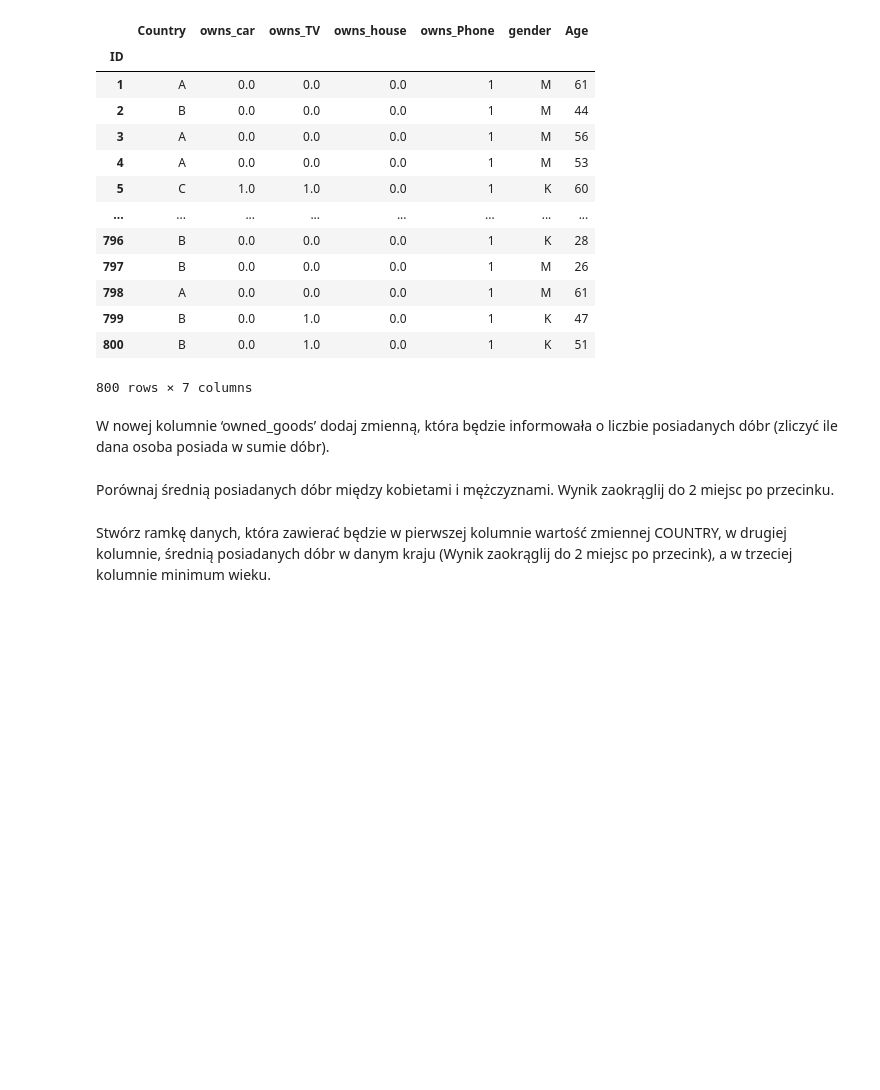
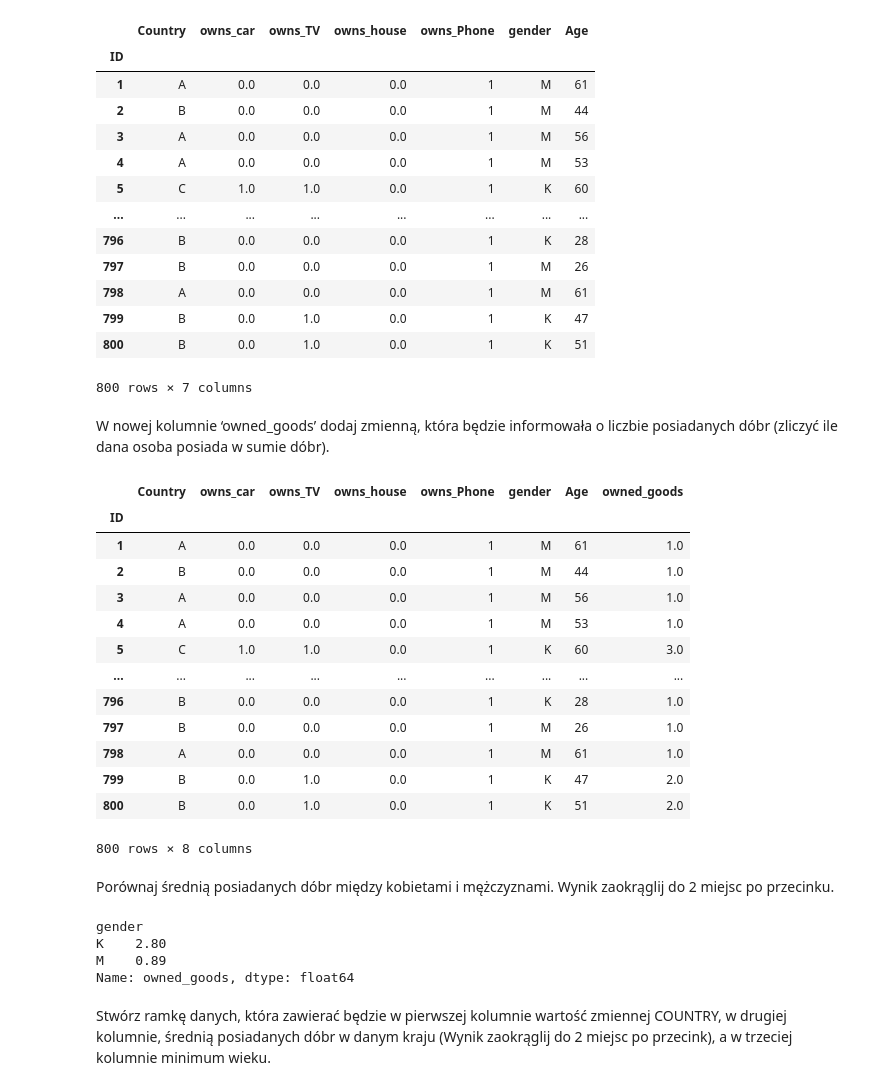
Before and after one commit to GWawrzeniecki/PAD, a Jupyter notebook: Cwiczenia_4/04_pandas_ćwiczenia_z zajec.ipynb, the cells around one changed output. Drawn from its saved outputs; the diff is of its cells as text; code cells hidden in the pictures; blank space fills up the shorter version.

```diff
--- a/Cwiczenia_4/04_pandas_ćwiczenia_z zajec.ipynb
+++ b/Cwiczenia_4/04_pandas_ćwiczenia_z zajec.ipynb
@@ -354,7 +379,32 @@ df
 800 rows × 7 columns
 # %% [markdown]
 W nowej kolumnie ‘owned_goods’ dodaj zmienną, która będzie informowała o liczbie posiadanych dóbr (zliczyć ile dana osoba posiada w sumie dóbr).
+# %%
+df['owned_goods'] = df['owns_car'] + df['owns_TV'] + df['owns_house'] + df['owns_Phone']
+df
+# %% [output]
+|  | Country | owns_car | owns_TV | owns_house | owns_Phone | gender | Age | owned_goods |
+| ID |  |  |  |  |  |  |  |  |
+| 1 | A | 0.0 | 0.0 | 0.0 | 1 | M | 61 | 1.0 |
+| 2 | B | 0.0 | 0.0 | 0.0 | 1 | M | 44 | 1.0 |
+| 3 | A | 0.0 | 0.0 | 0.0 | 1 | M | 56 | 1.0 |
+| 4 | A | 0.0 | 0.0 | 0.0 | 1 | M | 53 | 1.0 |
+| 5 | C | 1.0 | 1.0 | 0.0 | 1 | K | 60 | 3.0 |
+| ... | ... | ... | ... | ... | ... | ... | ... | ... |
+| 796 | B | 0.0 | 0.0 | 0.0 | 1 | K | 28 | 1.0 |
+| 797 | B | 0.0 | 0.0 | 0.0 | 1 | M | 26 | 1.0 |
+| 798 | A | 0.0 | 0.0 | 0.0 | 1 | M | 61 | 1.0 |
+| 799 | B | 0.0 | 1.0 | 0.0 | 1 | K | 47 | 2.0 |
+| 800 | B | 0.0 | 1.0 | 0.0 | 1 | K | 51 | 2.0 |
+800 rows × 8 columns
 # %% [markdown]
 Porównaj średnią posiadanych dóbr między kobietami i mężczyznami. Wynik zaokrąglij do 2 miejsc po przecinku.
+# %%
+df.groupby('gender')['owned_goods'].mean().round(2)
+# %% [output]
+gender
+K    2.80
+M    0.89
+Name: owned_goods, dtype: float64
 # %% [markdown]
 Stwórz ramkę danych, która zawierać będzie w pierwszej kolumnie wartość zmiennej COUNTRY, w drugiej kolumnie, średnią posiadanych dóbr w danym kraju (Wynik zaokrąglij do 2 miejsc po przecink), a w trzeciej kolumnie minimum wieku.
```
Also changed, not shown: parts of 6 cells of this notebook, 5 other files.
